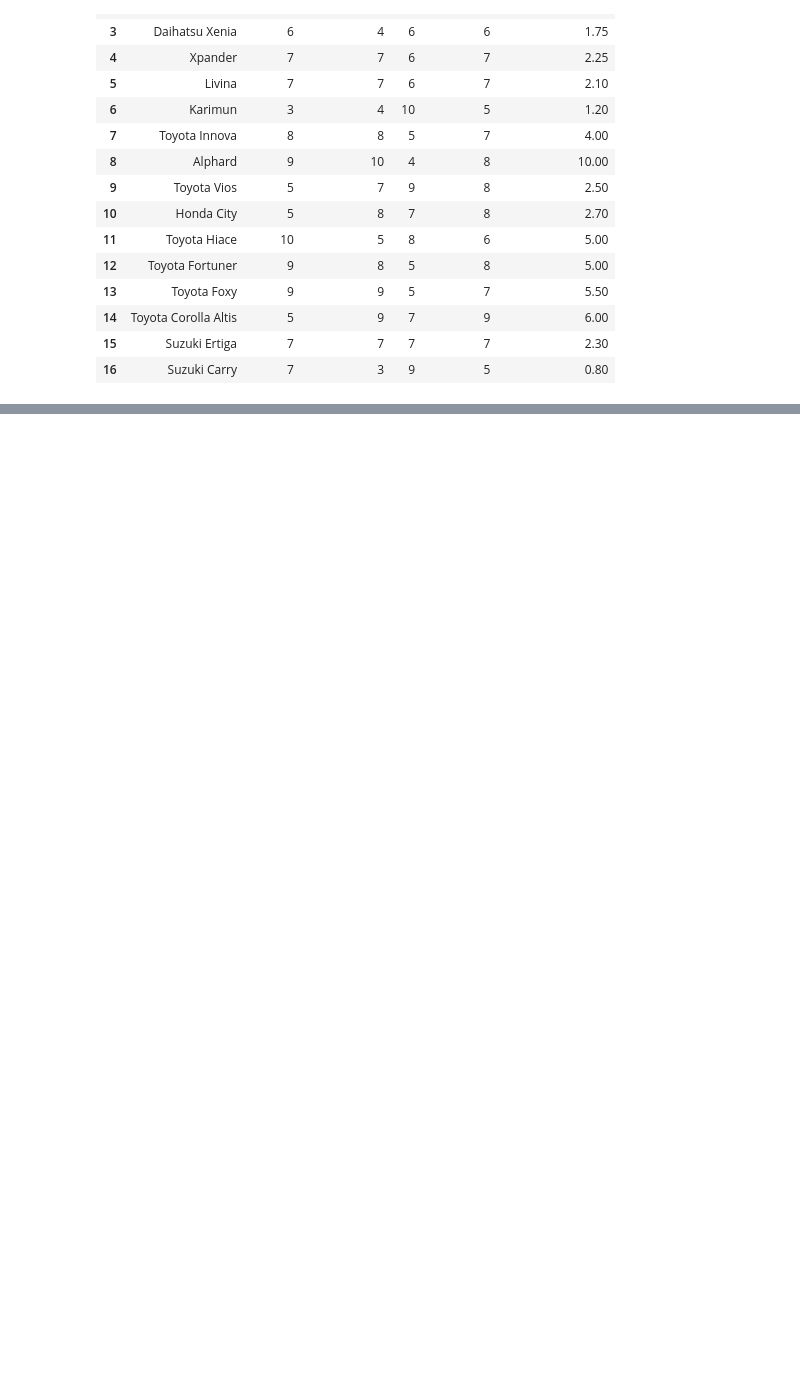
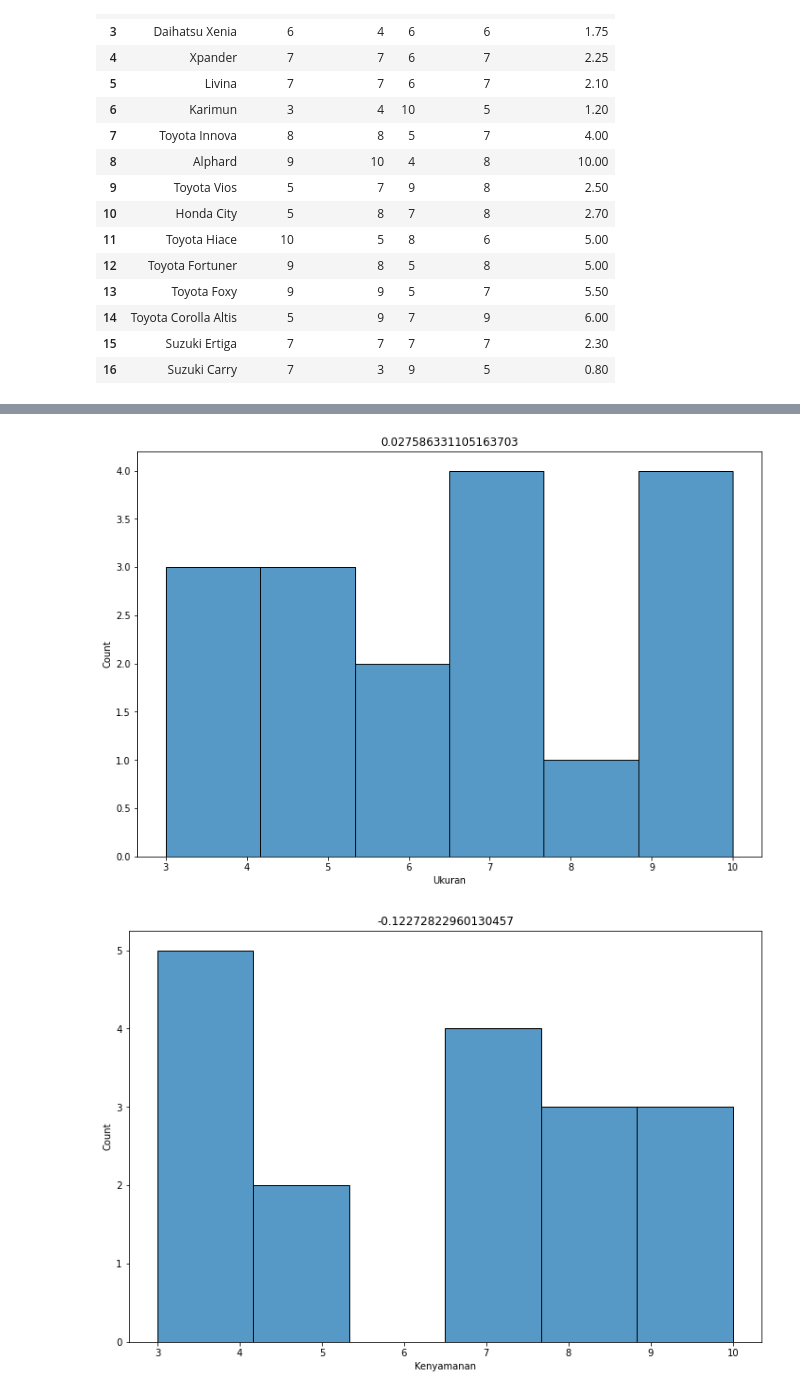
Before and after one commit to fendiirfan/KNN_from_scratch, a Jupyter notebook: Tubes_AI_3.ipynb, the cells around one changed output, grey strips where cells are left out. Saved outputs shown, nothing was run; the diff lists cells and outputs as text; code cells hidden in the pictures; blank space fills up the shorter version.

```diff
--- a/Tubes_AI_3.ipynb
+++ b/Tubes_AI_3.ipynb
@@ -54,0 +72,10 @@ for i in df.columns:
+# %%
+for columnName in df.columns:
+  if columnName != 'Nama Mobil':
+    plt.figure(figsize=(12,8))
+    plt.title(df[columnName].skew())
+    sns.histplot(data=df, x=columnName)
+    plt.show()
+# %% [output]
+[figure, added]
+[figure, added]
```
Also changed, not shown: parts of 26 cells of this notebook.
